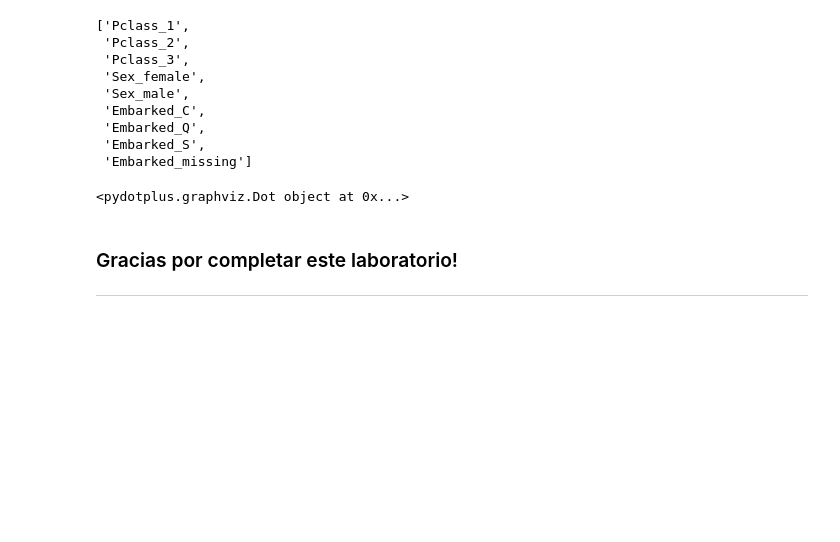
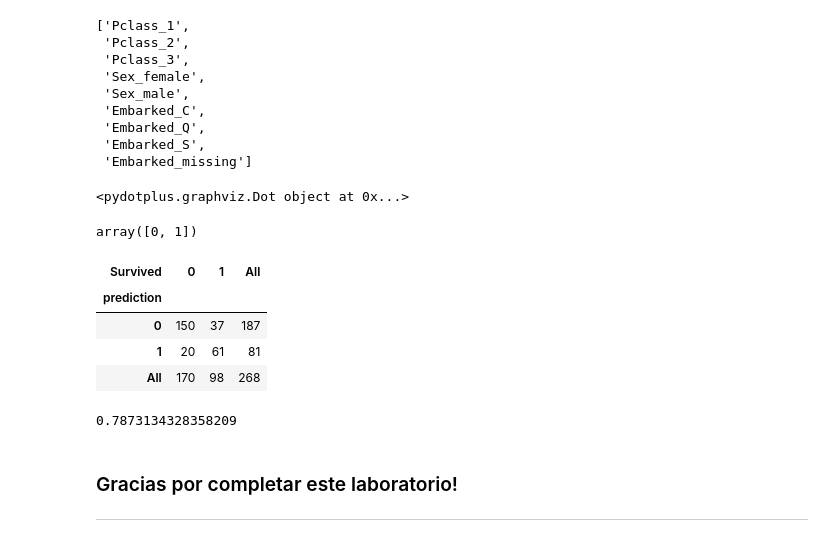
Before and after one commit to JCaballerot/Data_science_for_business, a Jupyter notebook: decision_trees/Lab_Titanic.ipynb, the cells around one changed output. Saved outputs shown, nothing was run; the diff lists cells and outputs as text; code cells hidden in the pictures; blank space fills up the shorter version.

```diff
--- a/decision_trees/Lab_Titanic.ipynb
+++ b/decision_trees/Lab_Titanic.ipynb
@@ -271,6 +271,10 @@ graph.write_png('tree.png')
 print(graph)
 # %% [output]
 <pydotplus.graphviz.Dot object at 0x...>
+# %%
+dtree.classes_
+# %% [output]
+array([0, 1])
 # %%
 # Usando el modelo para predecir
 
@@ -306,3 +289,15 @@ pd.merge(metricsLogisitc, metricsDtree, on = 'metric', how='left')
+# %%
+pd.crosstab(X_test.prediction, X_test.Survived, margins = True)
+# %% [output]
+| Survived | 0 | 1 | All |
+| prediction |  |  |  |
+| 0 | 150 | 37 | 187 |
+| 1 | 20 | 61 | 81 |
+| All | 170 | 98 | 268 |
+# %%
+(150 + 61)/268
+# %% [output]
+0.7873134328358209
 # %% [markdown]
 ### Gracias por completar este laboratorio!
 
```
Also changed, not shown: parts of 2 cells of this notebook.
